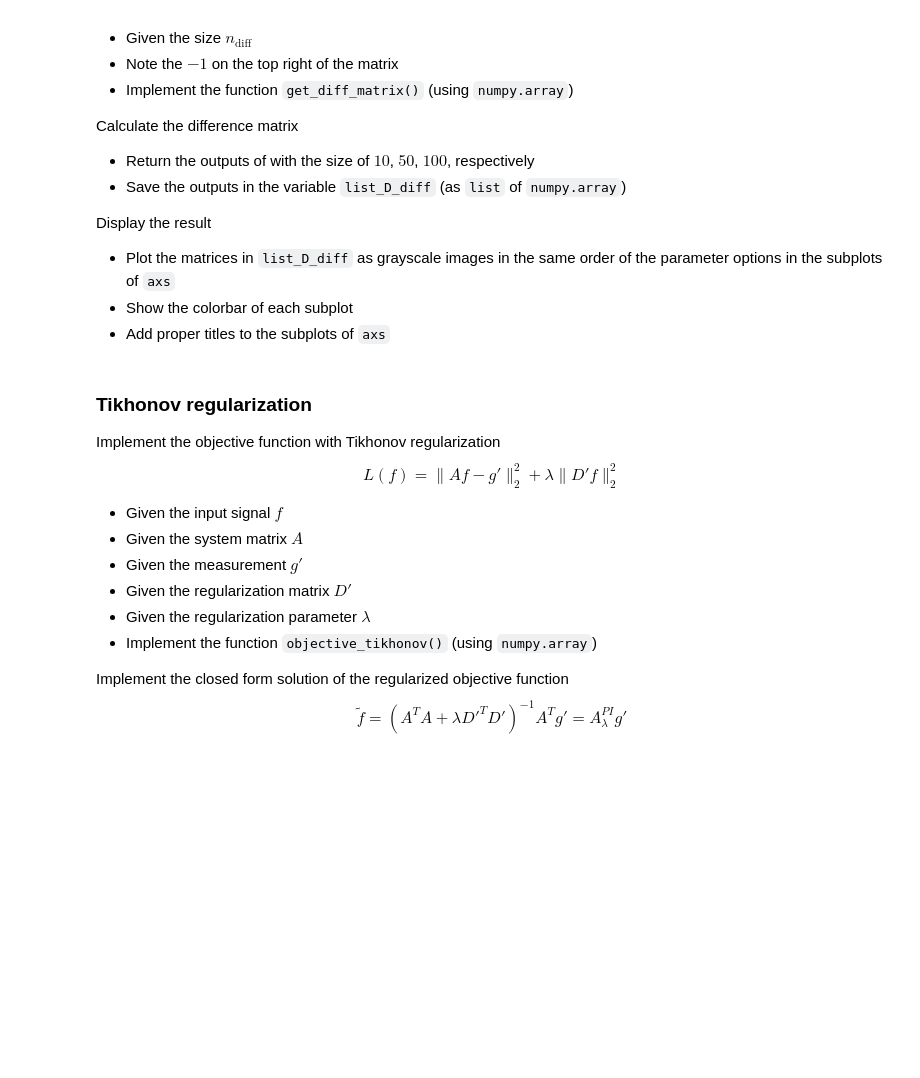
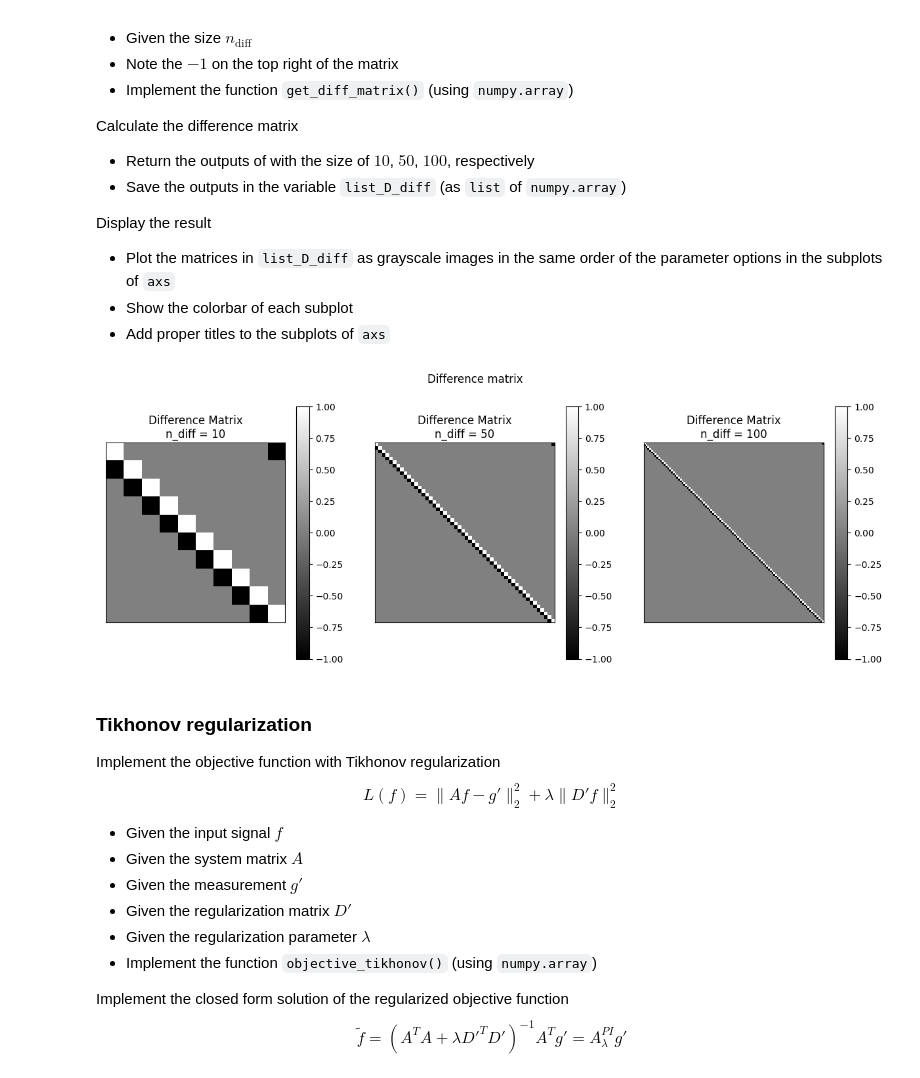
Before and after one commit to markorn-01/Inverse_problem_exercises, a Jupyter notebook: IP_Exercises_s05/IP_Exercises_s05.ipynb, the cells around one changed output. Cells and saved outputs as stored; diff of their text form; code cells hidden in the pictures; blank space fills up the shorter version.

```diff
--- a/IP_Exercises_s05/IP_Exercises_s05.ipynb
+++ b/IP_Exercises_s05/IP_Exercises_s05.ipynb
@@ -86,19 +88,34 @@ Display the result
 # %%
 def get_diff_matrix(n):
     """ Compute a matrix to calculate the difference along a vector of the size n
     between two neighboring elements.
 
     :param n: Size of the target vector.
     :returns: Matrix with shape (n, n), which calculates the difference.
     """
-# YOUR CODE HERE
-raise NotImplementedError()
+    matr = np.zeros((n, n))
+    matr[0, 0] = 1
+    matr[0, -1] = -1
+    for i in range(1, n):
+        matr[i, i] = 1
+        matr[i, i-1] = -1
+    return matr
+
+list_n = [10, 50, 100]
+list_D_diff = [get_diff_matrix(n) for n in list_n]
 
 fig, axs = plt.subplots(1, 3, figsize=(15, 5))
 fig.suptitle('Difference matrix')
 
-# YOUR CODE HERE
-raise NotImplementedError()
+for i, (D_diff, size) in enumerate(zip(list_D_diff, list_n)):
+    cax = axs[i].matshow(D_diff, cmap='gray')
+    fig.colorbar(cax, ax=axs[i])
+    axs[i].set_title(f'Difference Matrix\nn_diff = {size}')
+    axs[i].set_xticks([])
+    axs[i].set_yticks([])
+plt.show()
+# %% [output]
+[figure, added]
 # %%
 # This cell contains hidden tests.
 # %%
```
Also changed, not shown: parts of 10 cells of this notebook, 7 other files.
